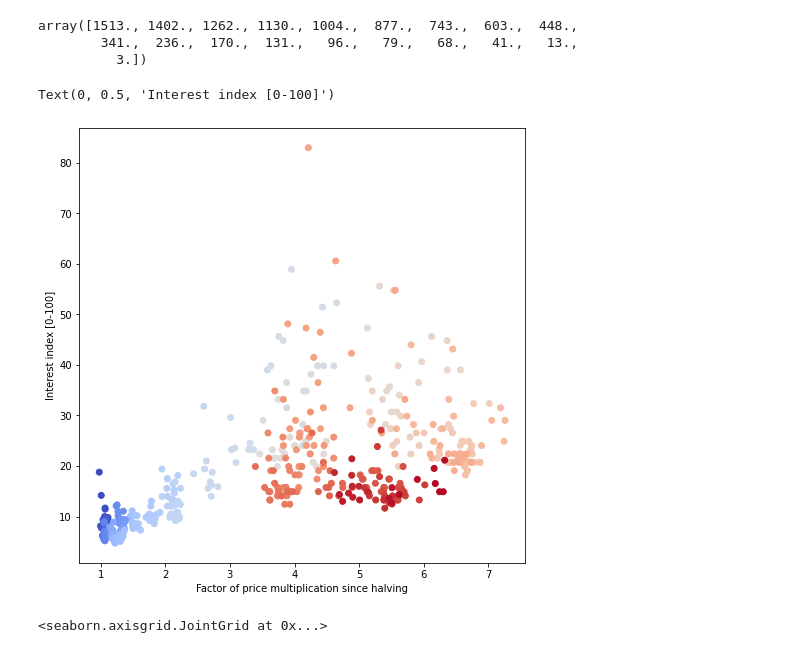
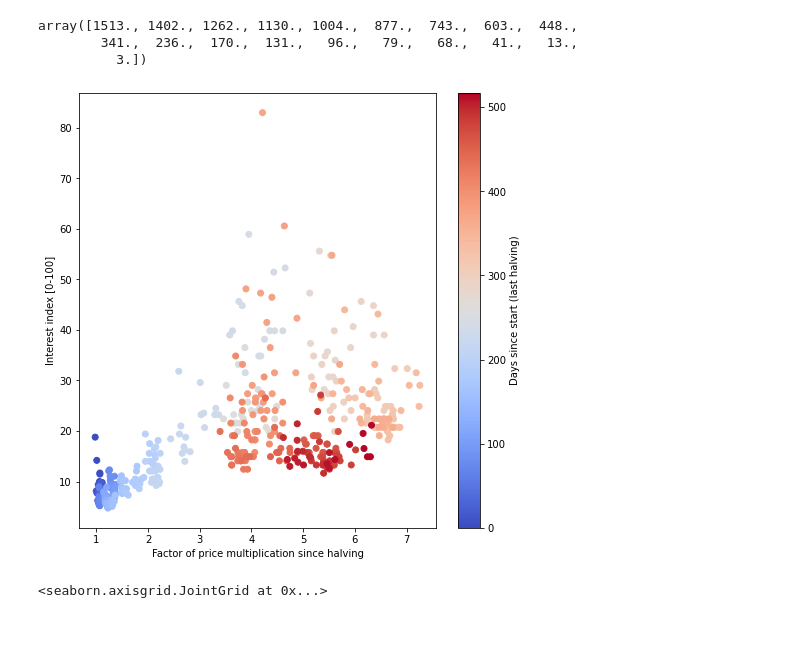
Before and after one commit to mxagar/crypto_analysis, a Jupyter notebook: 01_BitcoinAnalysis.ipynb, the cells around one changed output. Drawn from its saved outputs; the diff is of its cells as text; code cells hidden in the pictures.

```diff
--- a/01_BitcoinAnalysis.ipynb
+++ b/01_BitcoinAnalysis.ipynb
@@ -234,15 +247,18 @@ df_tmp['close'] = df_price['Close'].resample(rule='D').last().loc[start:end]
 df_tmp['factor'] = df_price['Factor'].resample(rule='D').last().loc[start:end]
 df_tmp['interest'] = df_interest['bitcoin_searches_world'].loc[start:end]
 df_tmp['date'] = df_interest.loc[start:end].index
+df_tmp['day'] = range((end-start).days+1)
 # %%
 plt.figure(figsize=(8,8))
 #df1.plot.scatter(x='A',y='B',c='C',cmap='coolwarm')
-plt.scatter(x=df_tmp['factor'],y=df_tmp['interest'],c=df_tmp['date'],cmap='coolwarm')
+#https://matplotlib.org/3.1.1/gallery/color/colormap_reference.html
+plt.scatter(x=df_tmp['factor'],y=df_tmp['interest'],c=df_tmp['day'],cmap='coolwarm')
 plt.xlabel('Factor of price multiplication since halving')
 plt.ylabel('Interest index [0-100]')
+cbar = plt.colorbar()
+cbar.set_label('Days since start (last halving)')
 # %% [output]
-Text(0, 0.5, 'Interest index [0-100]')
-[figure, old version]
+[figure, new version]
 # %%
 sns.jointplot(x='factor',y='interest',data=df_tmp,kind='reg')
 # %% [output]
```
Also changed, not shown: parts of 15 cells of this notebook.
